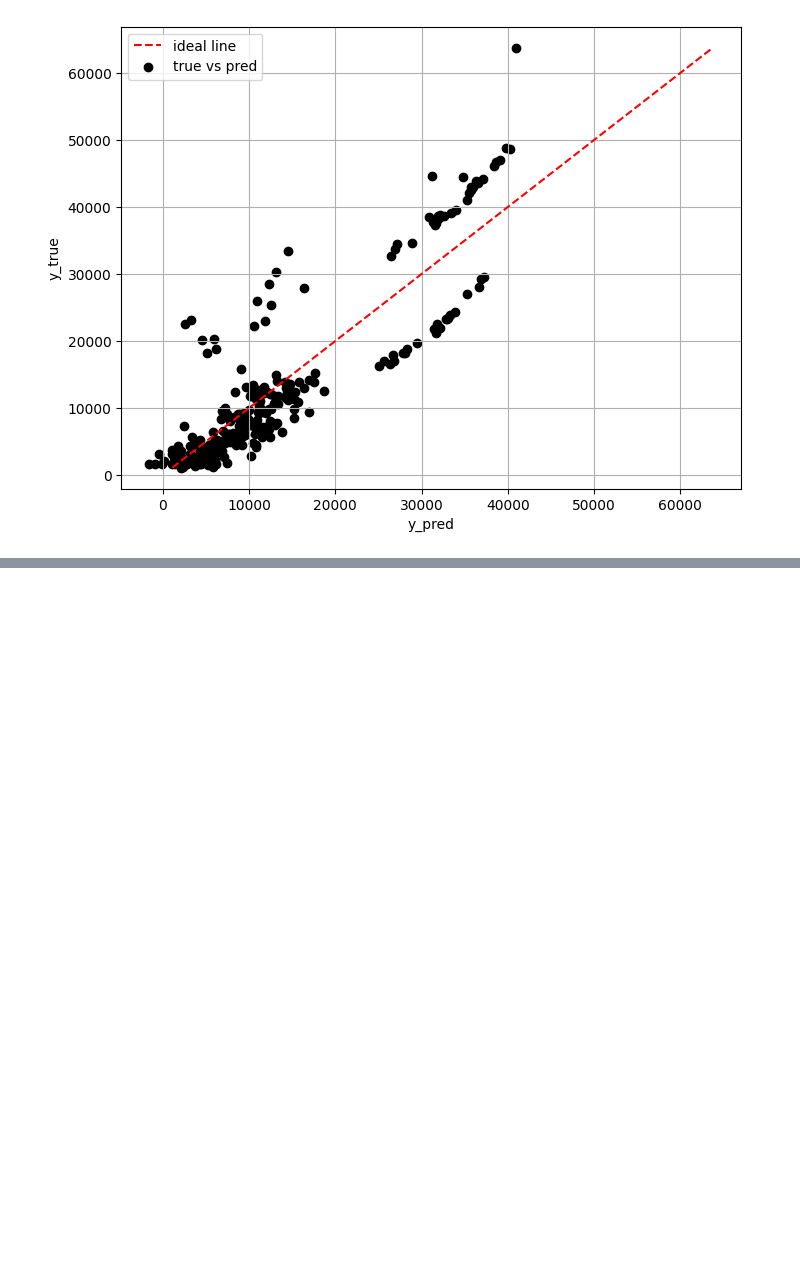
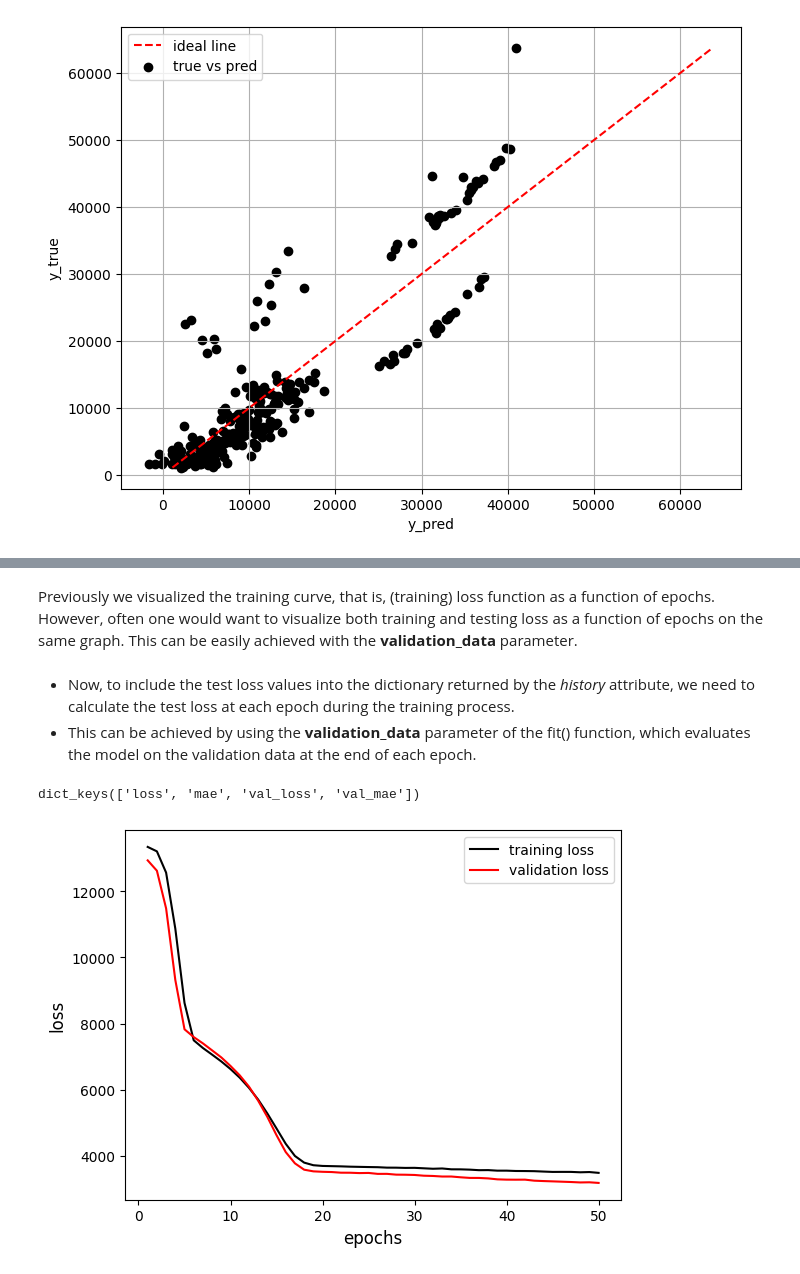
Before and after one commit to HerraKaava/tensorflow, a Jupyter notebook: NN-Regression/NN_Regression_Example.ipynb, the cells around one changed output, grey strips where cells are left out. Drawn from its saved outputs; the diff is of its cells as text; code cells hidden in the pictures; blank space fills up the shorter version.

```diff
--- a/NN-Regression/NN_Regression_Example.ipynb
+++ b/NN-Regression/NN_Regression_Example.ipynb
@@ -279,0 +307,35 @@ plot_preds(y_val, lr_model_y_pred)
+# %% [markdown]
+Previously we visualized the training curve, that is, (training) loss function as a function of epochs. However, often one would want to visualize both training and testing loss as a function of epochs on the same graph. This can be easily achieved with the **validation_data** parameter.
+# %%
+# Build a NN model
+model3 = tf.keras.Sequential(name='model3')
+model3.add(tf.keras.Input(shape=(8,), name='input_layer'))
+model3.add(tf.keras.layers.Dense(units=10, activation='linear', name='hidden_layer_1'))
+model3.add(tf.keras.layers.Dense(units=10, activation='linear', name='hidden_layer_2'))
+model3.add(tf.keras.layers.Dense(units=1, activation='linear', name='output_layer'))
+model3.compile(loss=tf.keras.losses.mae,
+               optimizer=tf.keras.optimizers.Adam(learning_rate=0.01),
+               metrics=['mae'])
+# %% [markdown]
+* Now, to include the test loss values into the dictionary returned by the *history* attribute, we need to calculate the test loss at each epoch during the training process.
+* This can be achieved by using the **validation_data** parameter of the fit() function, which evaluates the model on the validation data at the end of each epoch.
+# %%
+# Fit the model
+loss_HISTORY = model3.fit(scaled_X_train,
+                          y_train,
+                          epochs=50,
+                          validation_data=(scaled_X_val, y_val),
+                          verbose=0)
+# %%
+loss_HISTORY.history.keys()
+# %% [output]
+dict_keys(['loss', 'mae', 'val_loss', 'val_mae'])
+# %%
+# Visualize both training and validation loss as a function of epochs
+plt.plot(np.arange(1, 51), loss_HISTORY.history['loss'], c='black', label='training loss')
+plt.plot(np.arange(1, 51), loss_HISTORY.history['val_loss'], c='red', label='validation loss')
+plt.xlabel('epochs', size=12)
+plt.ylabel('loss', size=12)
+plt.legend();
+# %% [output]
+[figure, added]
```
Also changed, not shown: parts of 27 cells of this notebook.
